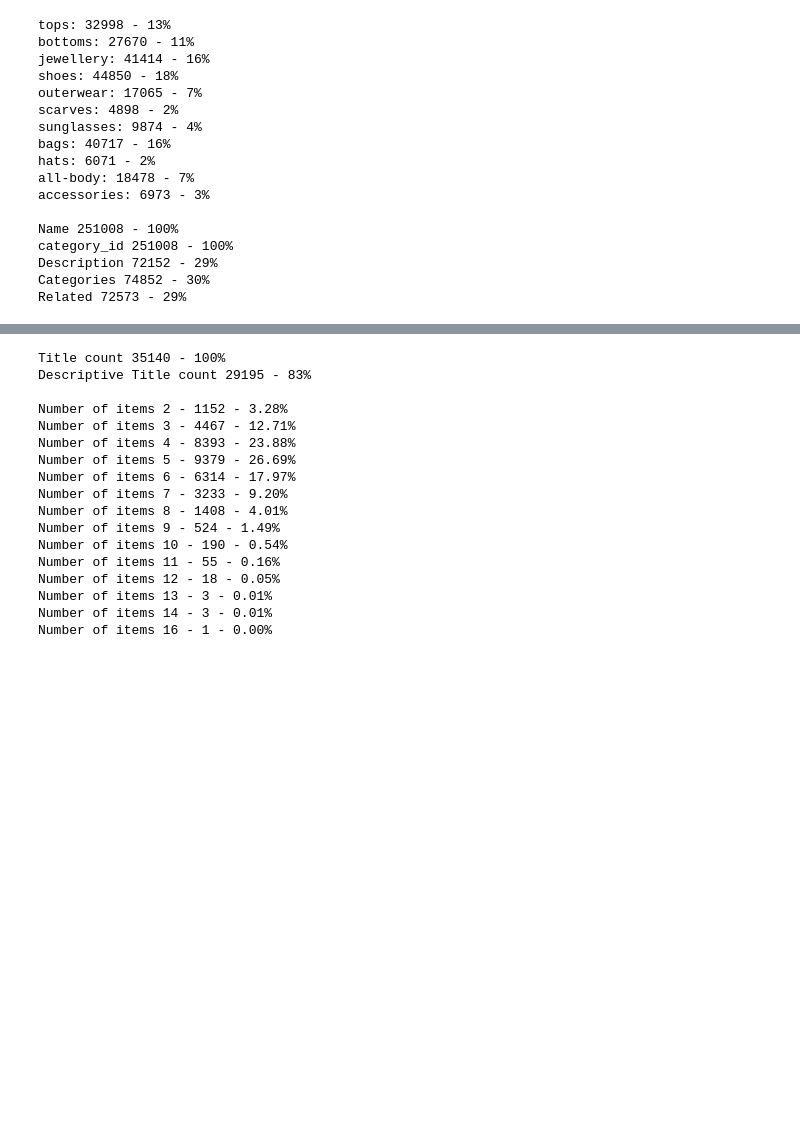
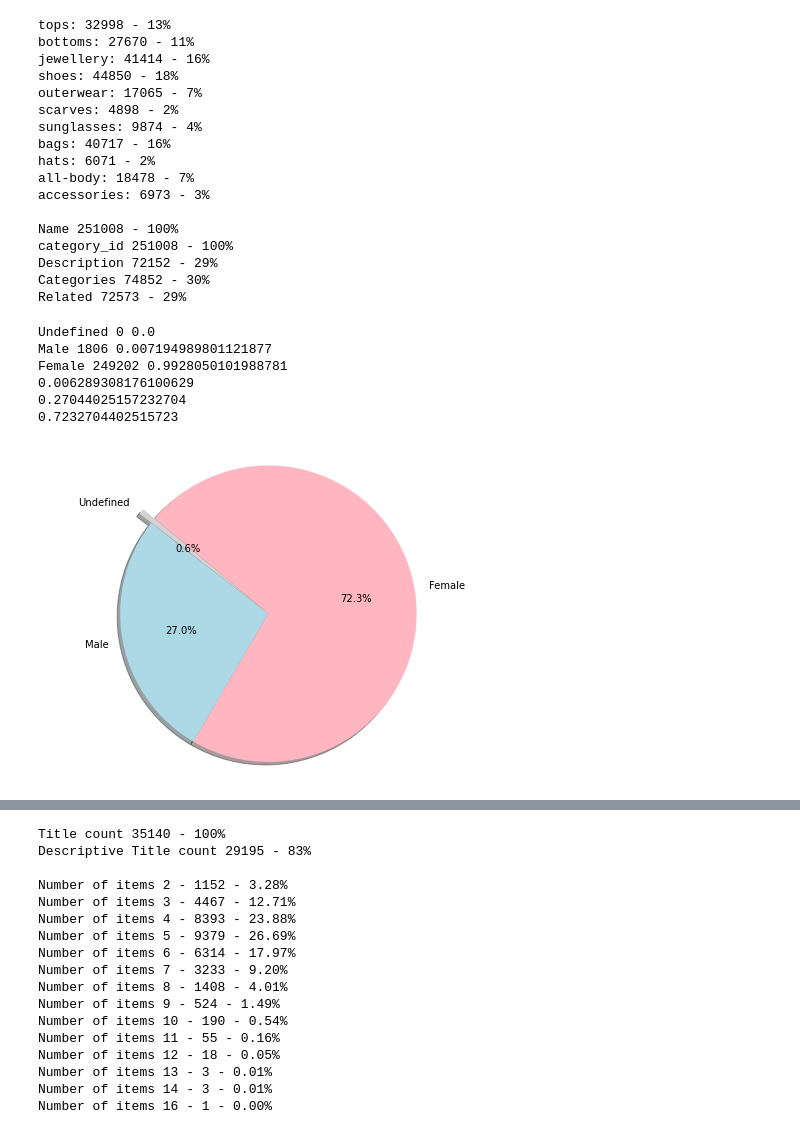
Before and after one commit to josephjkuang/FashionSys, a Jupyter notebook: data-processing/data_analysis.ipynb, the cells around one changed output, grey strips where cells are left out. Saved outputs shown, nothing was run; the diff lists cells and outputs as text; code cells hidden in the pictures; blank space fills up the shorter version.

```diff
--- a/data-processing/data_analysis.ipynb
+++ b/data-processing/data_analysis.ipynb
@@ -140,3 +140,63 @@ category_id 251008 - 100%
 Description 72152 - 29%
 Categories 74852 - 30%
 Related 72573 - 29%
+# %%
+undefined = "2"
+male = []
+female = []
+for key, category in category_map.items():
+    if key == "2":
+        continue
+    if "male" in category[0]:
+        male.append(key)
+    else:
+        female.append(key)
+
+undefined_ct, male_ct, female_ct = 0, 0, 0
+for key, value in items_map.items():
+    category = value.get('category_id')
+    if category == undefined:
+        undefined_ct += 1
+    elif category in male:
+        male_ct += 1
+    else:
+        female_ct += 1
+
+print("Undefined", undefined_ct, undefined_ct / len(items_map))
+print("Male", male_ct, male_ct / len(items_map))
+print("Female", female_ct, female_ct / len(items_map))
+
+print(1 / (len(male) + len(female) + 1))
+print(len(male) / (len(male) + len(female) + 1))
+print(len(female) / (len(male) + len(female) + 1))
+# %% [output]
+Undefined 0 0.0
+Male 1806 0.007194989801121877
+Female 249202 0.9928050101988781
+0.006289308176100629
+0.27044025157232704
+0.7232704402515723
+# %%
+import matplotlib.pyplot as plt
+
+# Data
+labels = ['Undefined', 'Male', 'Female']
+sizes = [1, len(male), len(female)]  # Replace undefined, male, and female with your actual data
+colors = ['lightgray', 'lightblue', 'lightpink']
+explode = (0.1, 0, 0)  # explode the 1st slice
+
+# Plot
+plt.figure(figsize=(8, 6))
+plt.pie(sizes, explode=explode, labels=labels, colors=colors, autopct='%1.1f%%', shadow=True, startangle=140)
+
+# Add title
+# plt.title('Distribution of Gender Labels')
+
+# Equal aspect ratio ensures that pie is drawn as a circle
+plt.axis('equal')
+
+# Show plot
+plt.savefig("GenderDistribution")
+plt.show()
+# %% [output]
+[figure, added]
```
Also changed, not shown: parts of 3 cells of this notebook.
